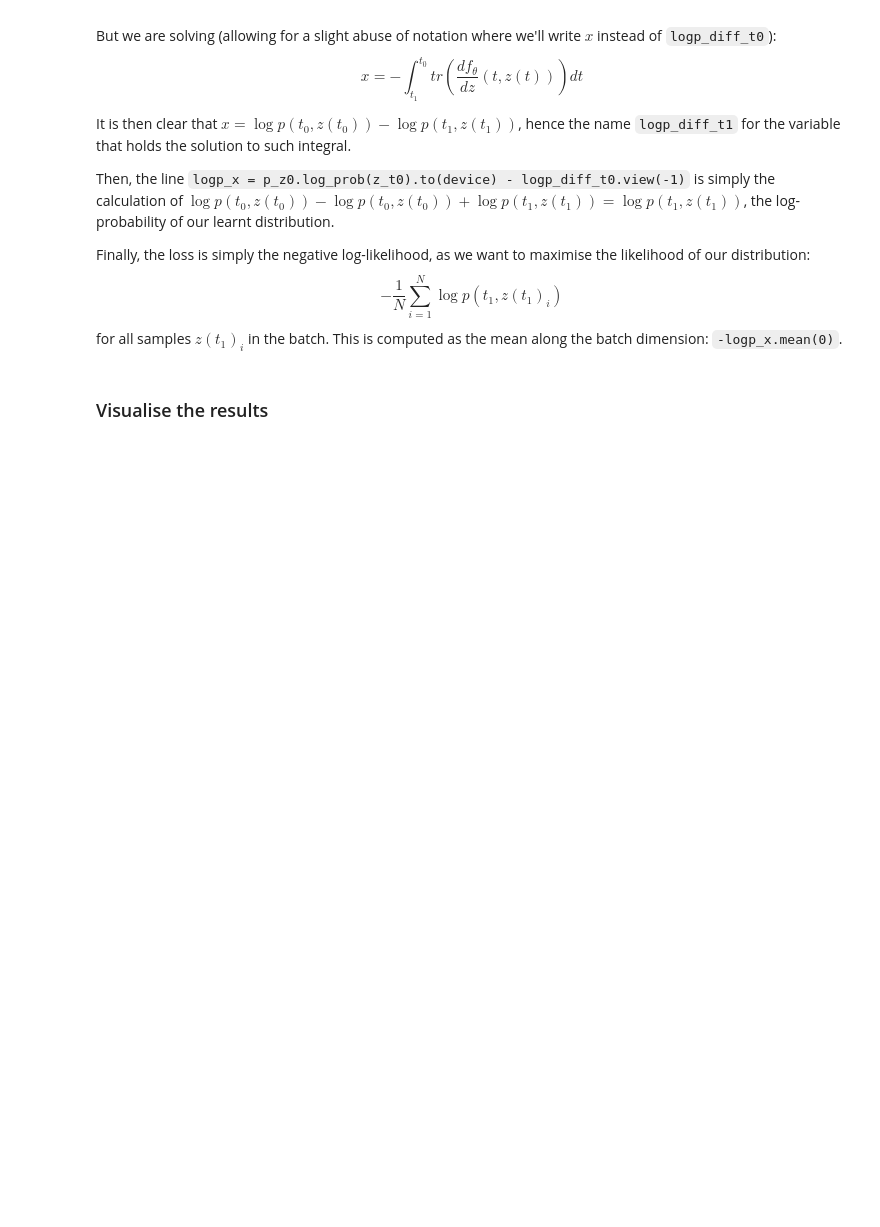
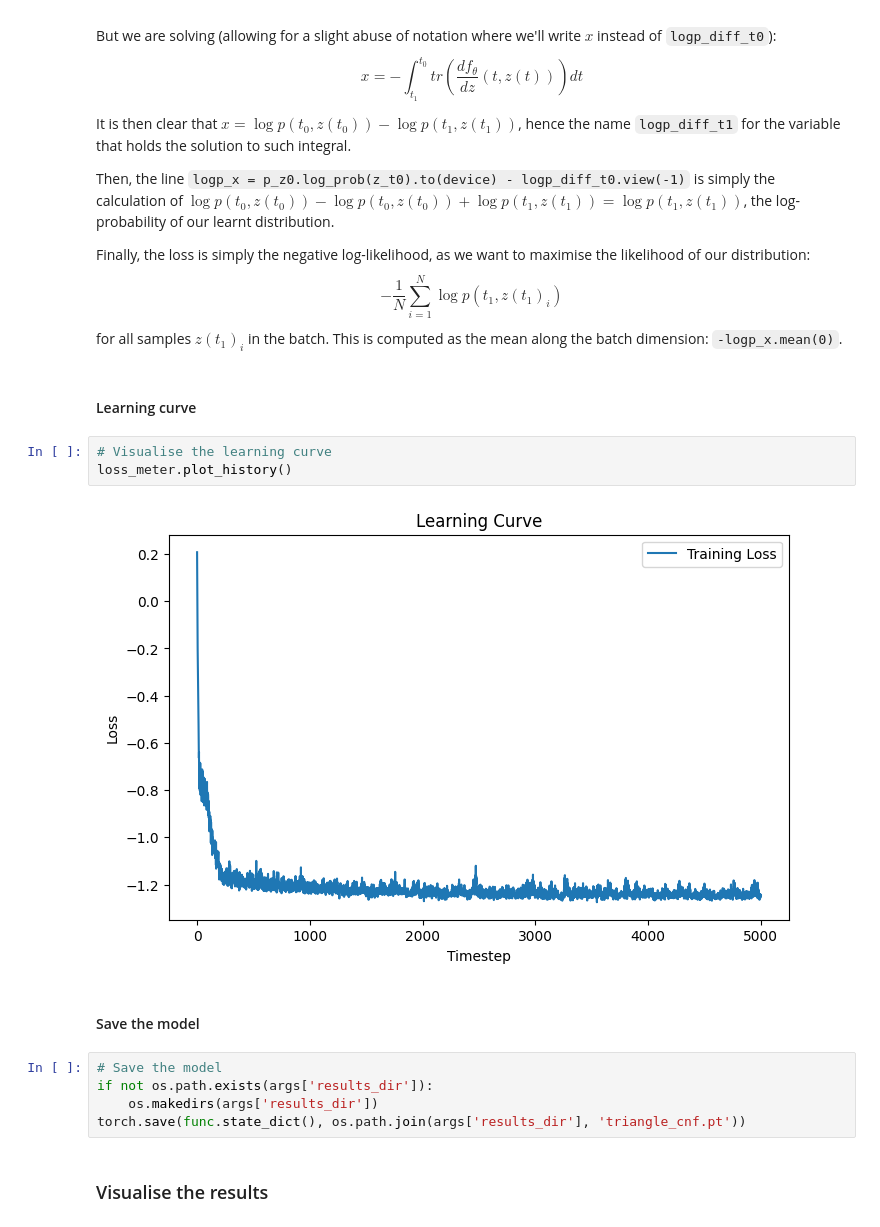
Before and after one commit to pbaldisa/neural-odes, a Jupyter notebook: application_examples/continuous_normalising_flows/cnf_toy.ipynb, the cells around one changed output. Drawn from its saved outputs; the diff is of its cells as text; blank space fills up the shorter version.

```diff
--- a/application_examples/continuous_normalising_flows/cnf_toy.ipynb
+++ b/application_examples/continuous_normalising_flows/cnf_toy.ipynb
@@ -247,6 +242,20 @@ $$
 -\frac{1}{N} \sum_{i=1}^N \log p(t_1, z(t_1)_i)
 $$
 for all samples $z(t_1)_i$ in the batch. This is computed as the mean along the batch dimension: `-logp_x.mean(0)`.
+# %% [markdown]
+#### Learning curve
+# %%
+# Visualise the learning curve
+loss_meter.plot_history()
+# %% [output]
+[figure, added]
+# %% [markdown]
+#### Save the model
+# %%
+# Save the model
+if not os.path.exists(args['results_dir']):
+    os.makedirs(args['results_dir'])
+torch.save(func.state_dict(), os.path.join(args['results_dir'], 'triangle_cnf.pt'))
 # %% [markdown]
 ### Visualise the results
 # %%
```
Also changed, not shown: parts of 16 cells of this notebook, 10 other files.
